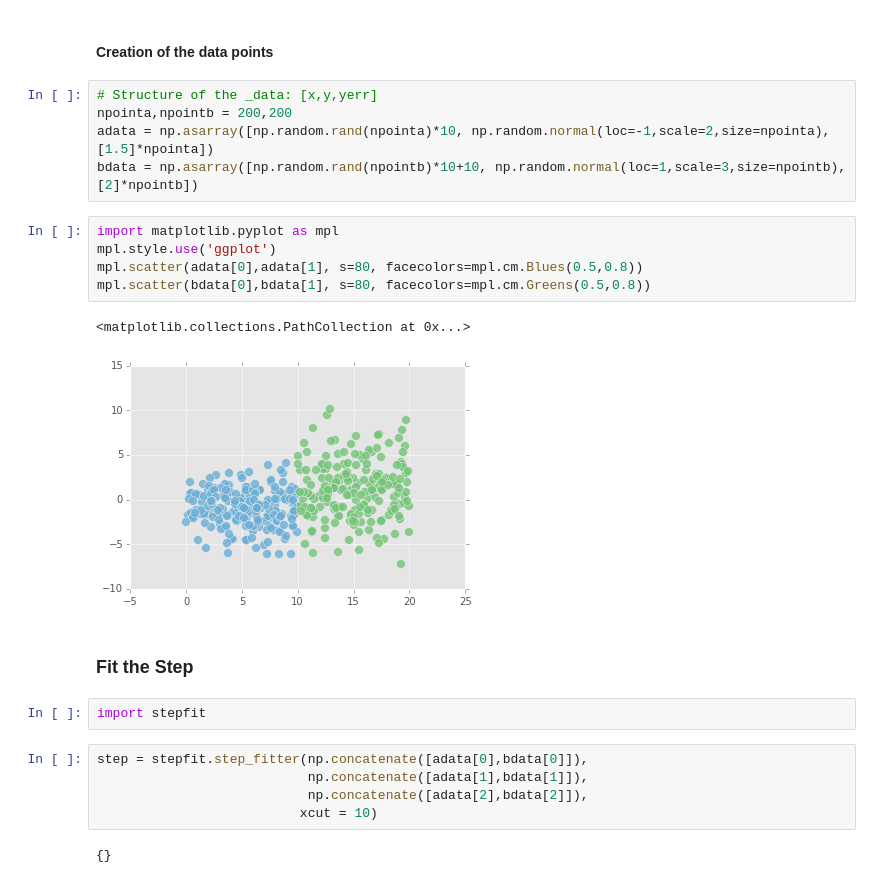
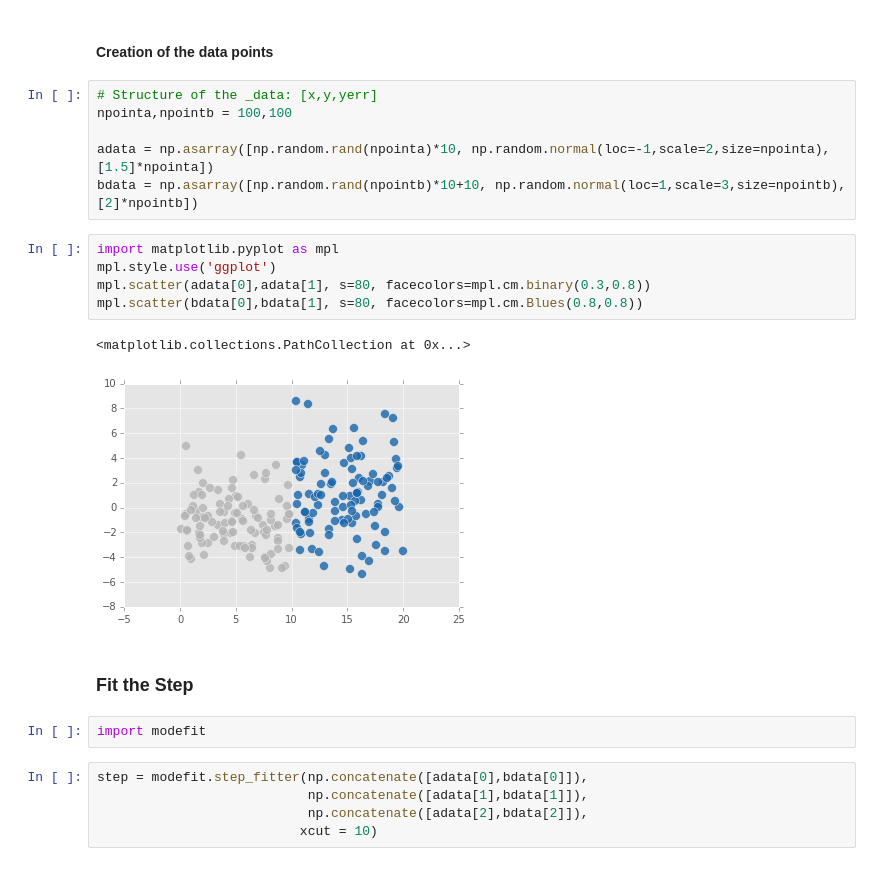
Before and after one commit to MickaelRigault/modefit, a Jupyter notebook: notebooks/Fitting Step on Mock Data.ipynb, the cells around one changed output. Drawn from its saved outputs; the diff is of its cells as text.

```diff
--- a/notebooks/Fitting Step on Mock Data.ipynb
+++ b/notebooks/Fitting Step on Mock Data.ipynb
@@ -21,26 +21,25 @@ import numpy as np
 #### Creation of the data points
 # %%
 # Structure of the _data: [x,y,yerr]
-npointa,npointb = 200,200
+npointa,npointb = 100,100
+
 adata = np.asarray([np.random.rand(npointa)*10, np.random.normal(loc=-1,scale=2,size=npointa), [1.5]*npointa])
 bdata = np.asarray([np.random.rand(npointb)*10+10, np.random.normal(loc=1,scale=3,size=npointb), [2]*npointb])
 # %%
 import matplotlib.pyplot as mpl
 mpl.style.use('ggplot')
-mpl.scatter(adata[0],adata[1], s=80, facecolors=mpl.cm.Blues(0.5,0.8))
-mpl.scatter(bdata[0],bdata[1], s=80, facecolors=mpl.cm.Greens(0.5,0.8))
+mpl.scatter(adata[0],adata[1], s=80, facecolors=mpl.cm.binary(0.3,0.8))
+mpl.scatter(bdata[0],bdata[1], s=80, facecolors=mpl.cm.Blues(0.8,0.8))
 # %% [output]
 <matplotlib.collections.PathCollection at 0x...>
-[figure, old version]
+[figure, new version]
 # %% [markdown]
 ### Fit the Step
 # %%
-import stepfit
+import modefit
 # %%
-step = stepfit.step_fitter(np.concatenate([adata[0],bdata[0]]),
+step = modefit.step_fitter(np.concatenate([adata[0],bdata[0]]),
                            np.concatenate([adata[1],bdata[1]]),
                            np.concatenate([adata[2],bdata[2]]),
                           xcut = 10)
-# %% [output]
-{}
 # %%
```
Also changed, not shown: parts of 2 cells of this notebook.
